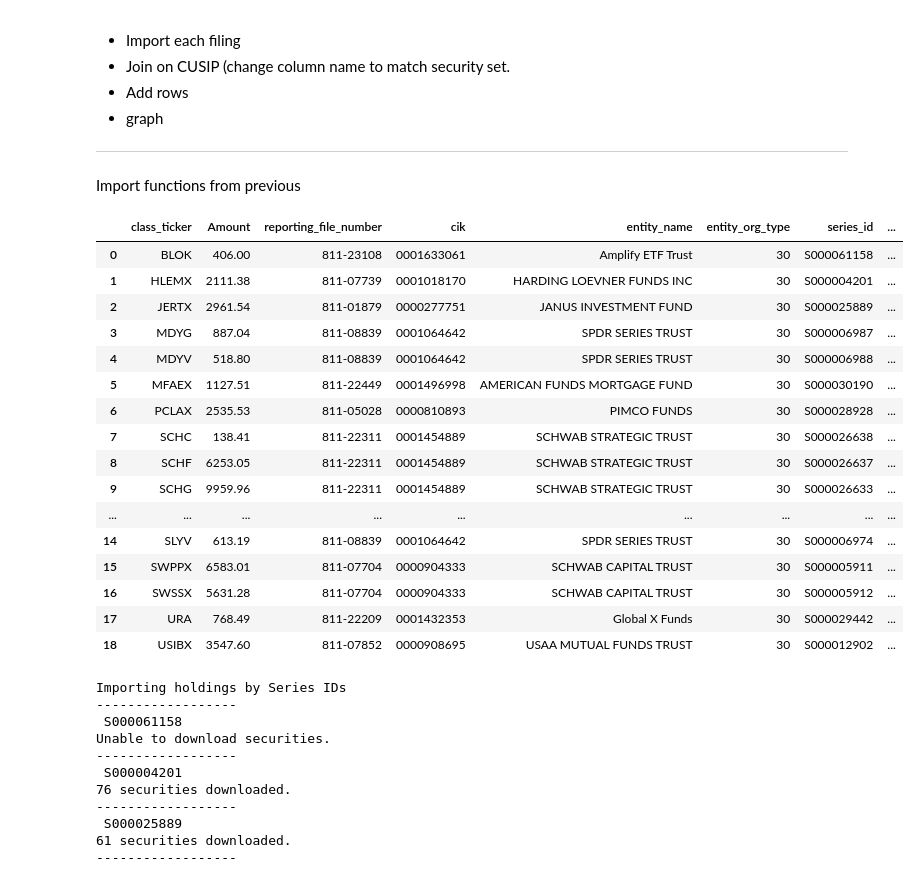
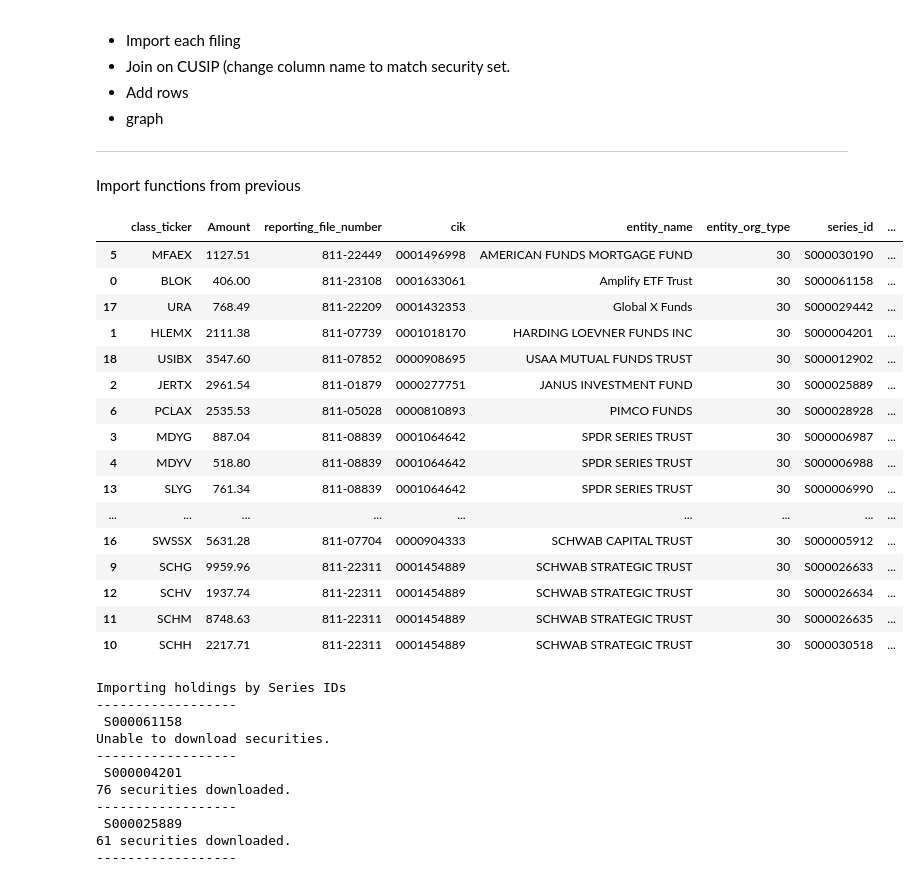
Before and after one commit to Polkaguy/SEC-NPORT-scrape, a Jupyter notebook: 05-Compare Holdings.ipynb, the cells around one changed output. Saved outputs shown, nothing was run; the diff lists cells and outputs as text; code cells hidden in the pictures.

```diff
--- a/05-Compare Holdings.ipynb
+++ b/05-Compare Holdings.ipynb
@@ -170,31 +174,31 @@ def get_most_recent(CIK:str,n_records:int=100,type_:str='NPORT-P')->download_NPO
 # %%
 secs = pd.read_excel('Persichitte 2020-06-08.xlsx',sheet_name='Summary')
 
 secs.rename(columns={'Row Labels':'class_ticker','Sum of Mkt Value':'Amount'},inplace=True)
 secs = secs.merge(
     pd.read_pickle('Investment Company Series and Class Information.p'),
     on='class_ticker',
     how='inner'
 )
-secs
+secs.sort_values('series_name')
 # %% [output]
 |  | class_ticker | Amount | reporting_file_number | cik | entity_name | entity_org_type | series_id | ... |
+| 5 | MFAEX | 1127.51 | 811-22449 | 0001496998 | AMERICAN FUNDS MORTGAGE FUND | 30 | S000030190 | ... |
 | 0 | BLOK | 406.00 | 811-23108 | 0001633061 | Amplify ETF Trust | 30 | S000061158 | ... |
+| 17 | URA | 768.49 | 811-22209 | 0001432353 | Global X Funds | 30 | S000029442 | ... |
 | 1 | HLEMX | 2111.38 | 811-07739 | 0001018170 | HARDING LOEVNER FUNDS INC | 30 | S000004201 | ... |
+| 18 | USIBX | 3547.60 | 811-07852 | 0000908695 | USAA MUTUAL FUNDS TRUST | 30 | S000012902 | ... |
 | 2 | JERTX | 2961.54 | 811-01879 | 0000277751 | JANUS INVESTMENT FUND | 30 | S000025889 | ... |
+| 6 | PCLAX | 2535.53 | 811-05028 | 0000810893 | PIMCO FUNDS | 30 | S000028928 | ... |
 | 3 | MDYG | 887.04 | 811-08839 | 0001064642 | SPDR SERIES TRUST | 30 | S000006987 | ... |
 | 4 | MDYV | 518.80 | 811-08839 | 0001064642 | SPDR SERIES TRUST | 30 | S000006988 | ... |
-| 5 | MFAEX | 1127.51 | 811-22449 | 0001496998 | AMERICAN FUNDS MORTGAGE FUND | 30 | S000030190 | ... |
-| 6 | PCLAX | 2535.53 | 811-05028 | 0000810893 | PIMCO FUNDS | 30 | S000028928 | ... |
-| 7 | SCHC | 138.41 | 811-22311 | 0001454889 | SCHWAB STRATEGIC TRUST | 30 | S000026638 | ... |
-| 8 | SCHF | 6253.05 | 811-22311 | 0001454889 | SCHWAB STRATEGIC TRUST | 30 | S000026637 | ... |
+| 13 | SLYG | 761.34 | 811-08839 | 0001064642 | SPDR SERIES TRUST | 30 | S000006990 | ... |
+| ... | ... | ... | ... | ... | ... | ... | ... | ... |
+| 16 | SWSSX | 5631.28 | 811-07704 | 0000904333 | SCHWAB CAPITAL TRUST | 30 | S000005912 | ... |
 | 9 | SCHG | 9959.96 | 811-22311 | 0001454889 | SCHWAB STRATEGIC TRUST | 30 | S000026633 | ... |
-| ... | ... | ... | ... | ... | ... | ... | ... | ... |
-| 14 | SLYV | 613.19 | 811-08839 | 0001064642 | SPDR SERIES TRUST | 30 | S000006974 | ... |
-| 15 | SWPPX | 6583.01 | 811-07704 | 0000904333 | SCHWAB CAPITAL TRUST | 30 | S000005911 | ... |
-| 16 | SWSSX | 5631.28 | 811-07704 | 0000904333 | SCHWAB CAPITAL TRUST | 30 | S000005912 | ... |
-| 17 | URA | 768.49 | 811-22209 | 0001432353 | Global X Funds | 30 | S000029442 | ... |
-| 18 | USIBX | 3547.60 | 811-07852 | 0000908695 | USAA MUTUAL FUNDS TRUST | 30 | S000012902 | ... |
+| 12 | SCHV | 1937.74 | 811-22311 | 0001454889 | SCHWAB STRATEGIC TRUST | 30 | S000026634 | ... |
+| 11 | SCHM | 8748.63 | 811-22311 | 0001454889 | SCHWAB STRATEGIC TRUST | 30 | S000026635 | ... |
+| 10 | SCHH | 2217.71 | 811-22311 | 0001454889 | SCHWAB STRATEGIC TRUST | 30 | S000030518 | ... |
 # %%
 class aggregate_SID_holdings:
     def __init__(
```
Also changed, not shown: parts of 12 cells of this notebook.
